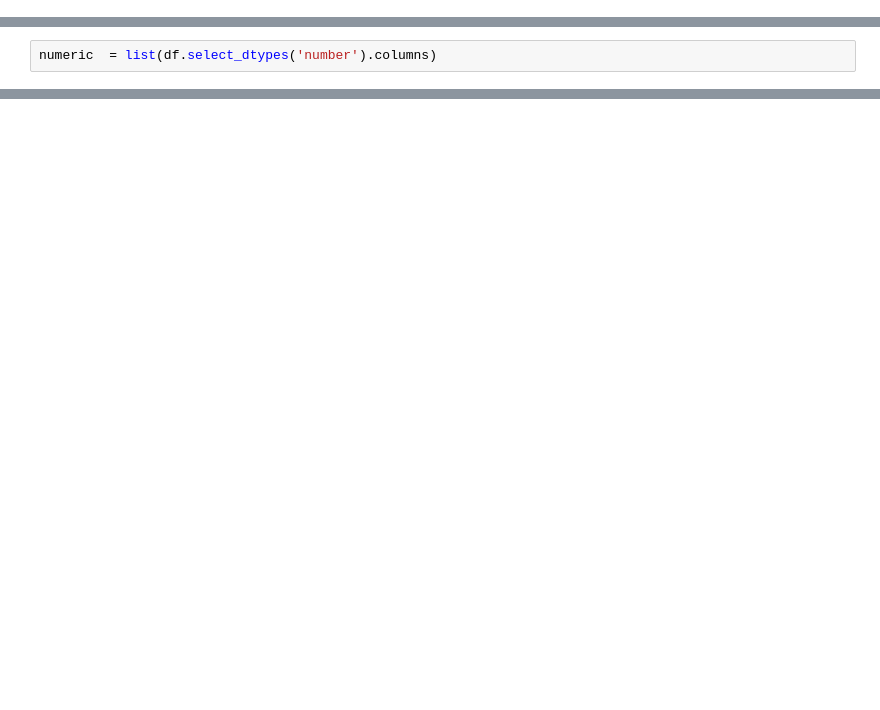
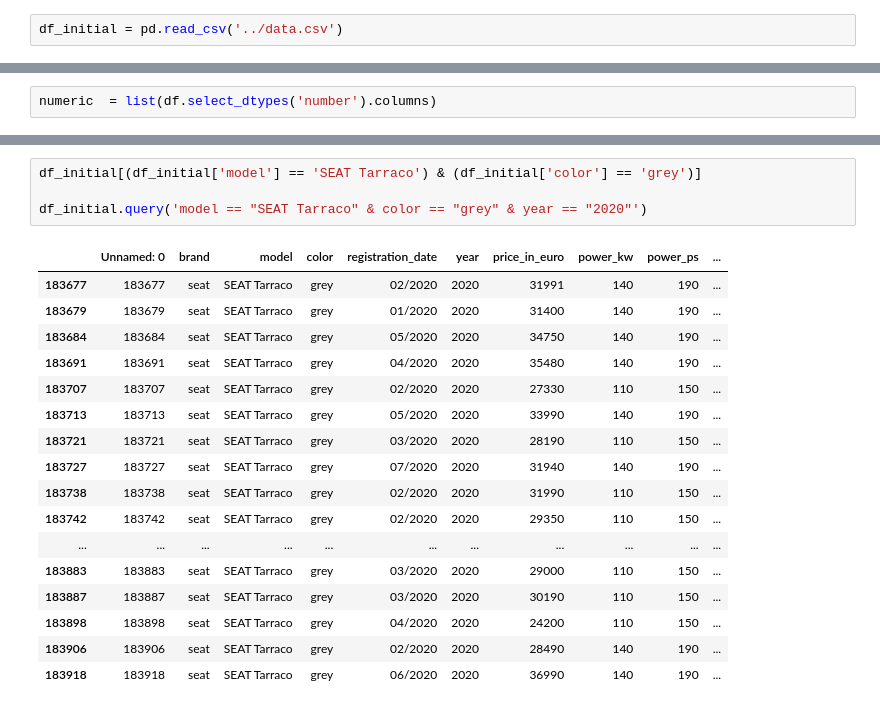
Before and after one commit to kiljos/data_mining, a Jupyter notebook: EDA/overlook_data.ipynb, the cells around one changed output, grey strips where cells are left out. Drawn from its saved outputs; the diff is of its cells as text; blank space fills up the shorter version.

```diff
--- a/EDA/overlook_data.ipynb
+++ b/EDA/overlook_data.ipynb
@@ -7,3 +8,5 @@ import matplotlib.pyplot as plt
+# %%
+df_initial = pd.read_csv('../data.csv')
 # %%
 def drop_records_brand_equal_model(df):
     """
@@ -127,0 +261,22 @@ plt.show()
+# %%
+df_initial[(df_initial['model'] == 'SEAT Tarraco') & (df_initial['color'] == 'grey')]
+
+df_initial.query('model == "SEAT Tarraco" & color == "grey" & year == "2020"')
+# %% [output]
+|  | Unnamed: 0 | brand | model | color | registration_date | year | price_in_euro | power_kw | power_ps | ... |
+| 183677 | 183677 | seat | SEAT Tarraco | grey | 02/2020 | 2020 | 31991 | 140 | 190 | ... |
+| 183679 | 183679 | seat | SEAT Tarraco | grey | 01/2020 | 2020 | 31400 | 140 | 190 | ... |
+| 183684 | 183684 | seat | SEAT Tarraco | grey | 05/2020 | 2020 | 34750 | 140 | 190 | ... |
+| 183691 | 183691 | seat | SEAT Tarraco | grey | 04/2020 | 2020 | 35480 | 140 | 190 | ... |
+| 183707 | 183707 | seat | SEAT Tarraco | grey | 02/2020 | 2020 | 27330 | 110 | 150 | ... |
+| 183713 | 183713 | seat | SEAT Tarraco | grey | 05/2020 | 2020 | 33990 | 140 | 190 | ... |
+| 183721 | 183721 | seat | SEAT Tarraco | grey | 03/2020 | 2020 | 28190 | 110 | 150 | ... |
+| 183727 | 183727 | seat | SEAT Tarraco | grey | 07/2020 | 2020 | 31940 | 140 | 190 | ... |
+| 183738 | 183738 | seat | SEAT Tarraco | grey | 02/2020 | 2020 | 31990 | 110 | 150 | ... |
+| 183742 | 183742 | seat | SEAT Tarraco | grey | 02/2020 | 2020 | 29350 | 110 | 150 | ... |
+| ... | ... | ... | ... | ... | ... | ... | ... | ... | ... | ... |
+| 183883 | 183883 | seat | SEAT Tarraco | grey | 03/2020 | 2020 | 29000 | 110 | 150 | ... |
+| 183887 | 183887 | seat | SEAT Tarraco | grey | 03/2020 | 2020 | 30190 | 110 | 150 | ... |
+| 183898 | 183898 | seat | SEAT Tarraco | grey | 04/2020 | 2020 | 24200 | 110 | 150 | ... |
+| 183906 | 183906 | seat | SEAT Tarraco | grey | 02/2020 | 2020 | 28490 | 140 | 190 | ... |
+| 183918 | 183918 | seat | SEAT Tarraco | grey | 06/2020 | 2020 | 36990 | 140 | 190 | ... |
```
Also changed, not shown: parts of 11 cells of this notebook, 5 other files.
